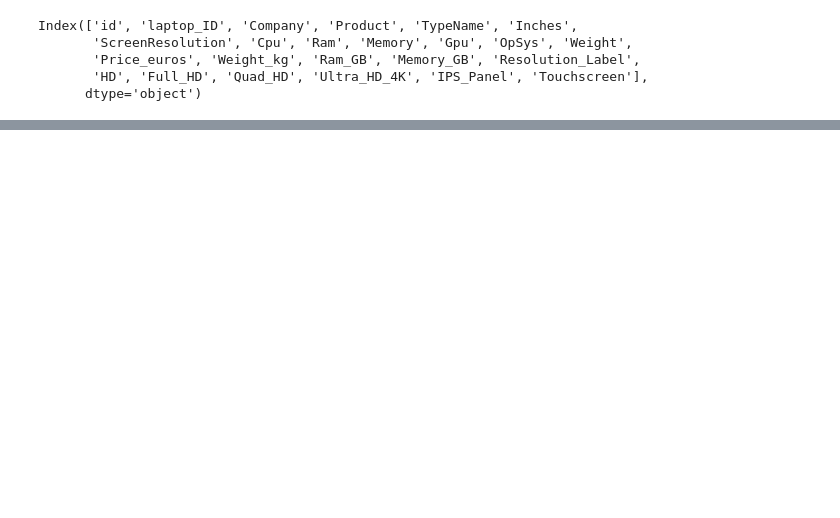
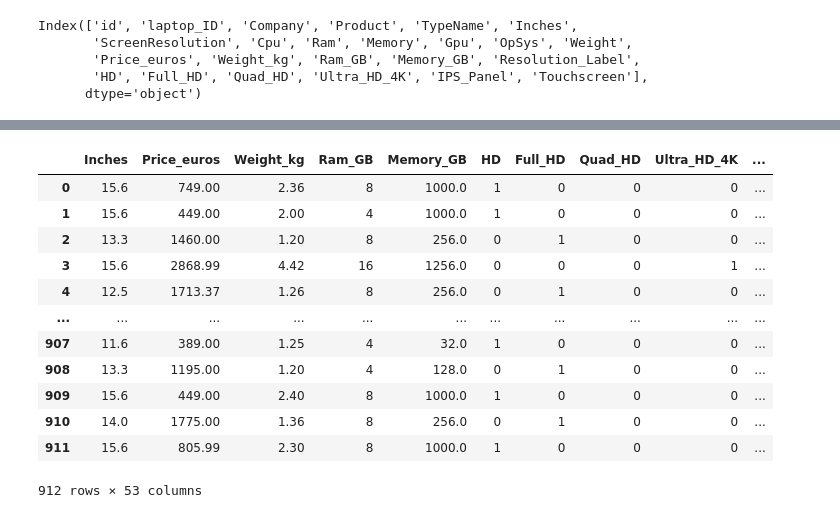
Before and after one commit to amonsalvec/Entrega_EDA, a Jupyter notebook: ML_kaggle/Precio_de_los_ordenadrores.ipynb, the cells around one changed output, grey strips where cells are left out. Cells and saved outputs as stored; diff of their text form; code cells hidden in the pictures; blank space fills up the shorter version.

```diff
--- a/ML_kaggle/Precio_de_los_ordenadrores.ipynb
+++ b/ML_kaggle/Precio_de_los_ordenadrores.ipynb
@@ -568,3 +582,19 @@ dff = dff[['Inches','Price_euros', 'Weight_kg',
        'TypeName_Notebook', 'TypeName_Ultrabook', 'TypeName_Workstation',
        'Procesador_AMD', 'Procesador_Intel', 'Card_gpu_AMD_gpu',
        'Card_gpu_Intel_gpu', 'Card_gpu_Otro_gpu']]
+# %%
+dff
+# %% [output]
+|  | Inches | Price_euros | Weight_kg | Ram_GB | Memory_GB | HD | Full_HD | Quad_HD | Ultra_HD_4K | ... |
+| 0 | 15.6 | 749.00 | 2.36 | 8 | 1000.0 | 1 | 0 | 0 | 0 | ... |
+| 1 | 15.6 | 449.00 | 2.00 | 4 | 1000.0 | 1 | 0 | 0 | 0 | ... |
+| 2 | 13.3 | 1460.00 | 1.20 | 8 | 256.0 | 0 | 1 | 0 | 0 | ... |
+| 3 | 15.6 | 2868.99 | 4.42 | 16 | 1256.0 | 0 | 0 | 0 | 1 | ... |
+| 4 | 12.5 | 1713.37 | 1.26 | 8 | 256.0 | 0 | 1 | 0 | 0 | ... |
+| ... | ... | ... | ... | ... | ... | ... | ... | ... | ... | ... |
+| 907 | 11.6 | 389.00 | 1.25 | 4 | 32.0 | 1 | 0 | 0 | 0 | ... |
+| 908 | 13.3 | 1195.00 | 1.20 | 4 | 128.0 | 0 | 1 | 0 | 0 | ... |
+| 909 | 15.6 | 449.00 | 2.40 | 8 | 1000.0 | 1 | 0 | 0 | 0 | ... |
+| 910 | 14.0 | 1775.00 | 1.36 | 8 | 256.0 | 0 | 1 | 0 | 0 | ... |
+| 911 | 15.6 | 805.99 | 2.30 | 8 | 1000.0 | 1 | 0 | 0 | 0 | ... |
+912 rows × 53 columns
```
Also changed, not shown: parts of 21 cells of this notebook.
